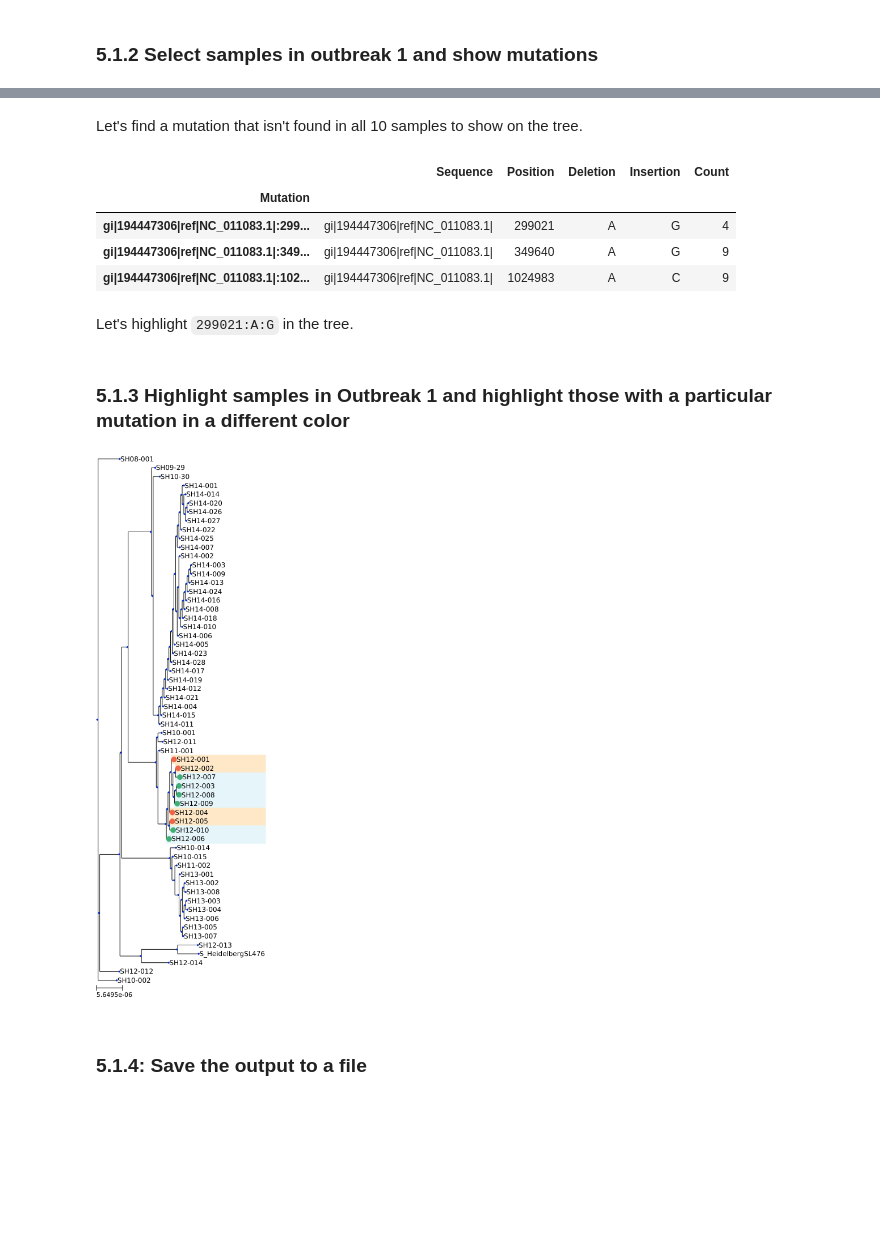
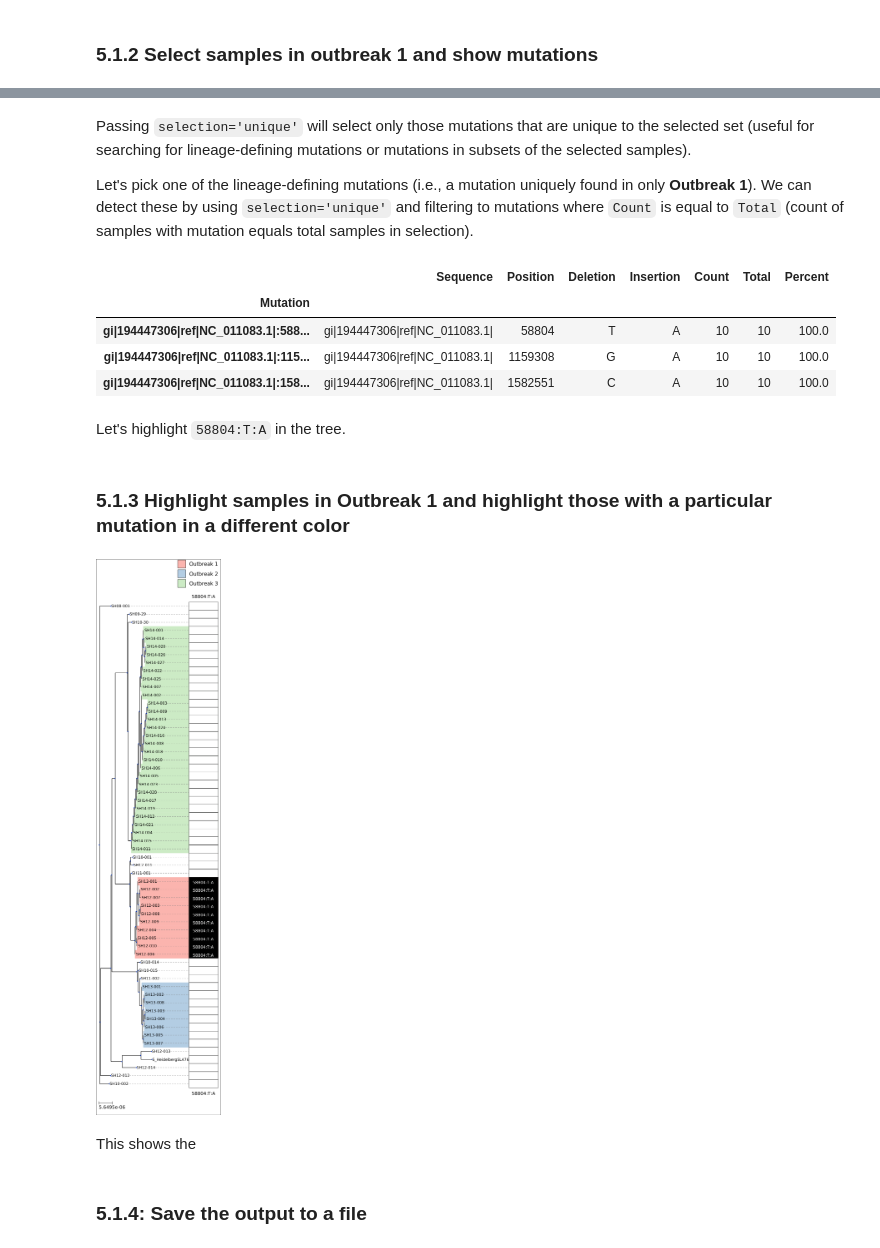
Before and after one commit to apetkau/genomics-data-index, a Jupyter notebook: docs/tutorial/tutorial-1-salmonella.ipynb, the cells around one changed output, grey strips where cells are left out. Cells and saved outputs as stored; diff of their text form; code cells hidden in the pictures; blank space fills up the shorter version.

```diff
--- a/docs/tutorial/tutorial-1-salmonella.ipynb
+++ b/docs/tutorial/tutorial-1-salmonella.ipynb
@@ -395,28 +402,35 @@ q_o1.summary_features()
 # %% [markdown]
-Let's find a mutation that isn't found in all 10 samples to show on the tree.
+Passing `selection='unique'` will select only those mutations that are unique to the selected set (useful for searching for lineage-defining mutations or mutations in subsets of the selected samples).
+
+Let's pick one of the lineage-defining mutations (i.e., a mutation uniquely found in only **Outbreak 1**). We can detect these by using `selection='unique'` and filtering to mutations where `Count` is equal to `Total` (count of samples with mutation equals total samples in selection).
 # %%
-o1_df = q_o1.summary_features()
-o1_df[o1_df['Count'] < 10].head(3)
+o1_df = q_o1.summary_features(selection='unique')
+o1_df[o1_df['Count'] == o1_df['Total']].head(3)
 # %% [output]
-|  | Sequence | Position | Deletion | Insertion | Count |
-| Mutation |  |  |  |  |  |
-| gi|194447306|ref|NC_011083.1|:299... | gi|194447306|ref|NC_011083.1| | 299021 | A | G | 4 |
-| gi|194447306|ref|NC_011083.1|:349... | gi|194447306|ref|NC_011083.1| | 349640 | A | G | 9 |
-| gi|194447306|ref|NC_011083.1|:102... | gi|194447306|ref|NC_011083.1| | 1024983 | A | C | 9 |
+|  | Sequence | Position | Deletion | Insertion | Count | Total | Percent |
+| Mutation |  |  |  |  |  |  |  |
+| gi|194447306|ref|NC_011083.1|:588... | gi|194447306|ref|NC_011083.1| | 58804 | T | A | 10 | 10 | 100.0 |
+| gi|194447306|ref|NC_011083.1|:115... | gi|194447306|ref|NC_011083.1| | 1159308 | G | A | 10 | 10 | 100.0 |
+| gi|194447306|ref|NC_011083.1|:158... | gi|194447306|ref|NC_011083.1| | 1582551 | C | A | 10 | 10 | 100.0 |
 # %% [markdown]
-Let's highlight `299021:A:G` in the tree.
+Let's highlight `58804:T:A` in the tree.
 # %% [markdown]
 ### 5.1.3 Highlight samples in **Outbreak 1** and highlight those with a particular mutation in a different color
 # %%
-# Use `highlight()` to highlight Outbreak 1 (in green)
-# Chain with another `highlight()` to highlight '299021:A:G' mutation (in red)
-ts = q.tree_styler()\
-        .highlight(q_o1)\
-        .highlight(q_o1.hasa('gi|194447306|ref|NC_011083.1|:299021:A:G'))
+# Use `highlight()` to highlight Outbreak 1
+# Chain with other `highlight()` methods to highlight other outbreak samples
+# Use `annotate()` to add a column indicating the presence/absence of '58804:T:A' mutation
+# Use `highlight_style` to change the color scheme of the highlights
+ts = q.tree_styler(highlight_style='pastel', annotate_show_box_label=True, legend_nsize=30, legend_fsize=14)\
+        .highlight(q_o1, legend_label='Outbreak 1')\
+        .highlight(q.isa('2', isa_column='Outbreak number', kind='dataframe'), legend_label='Outbreak 2')\
+        .highlight(q.isa('3', isa_column='Outbreak number', kind='dataframe'), legend_label='Outbreak 3')\
+        .annotate(q.hasa('gi|194447306|ref|NC_011083.1|:58804:T:A'), label='58804:T:A')
 ts.render(w=300)
-# Note: You can pass a list of ete3.NodeStyle to tree_styler() to override the default highlight styles
 # %% [output]
-[figure, old version]
+[figure, new version]
+# %% [markdown]
+This shows the
 # %% [markdown]
 ### 5.1.4: Save the output to a file
 # %%
```
Also changed, not shown: parts of 22 cells of this notebook.
